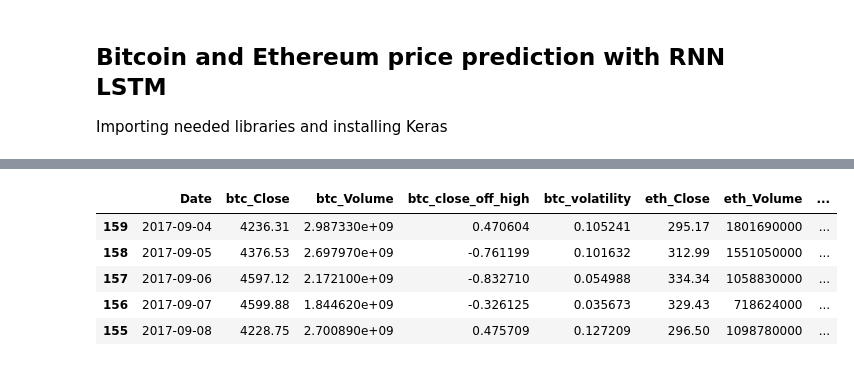
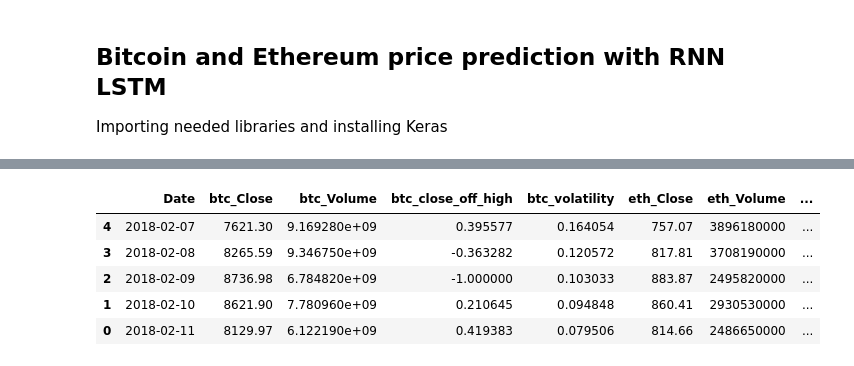
Before and after one commit to SiaFahim/lstm-crypto-predictor, a Jupyter notebook: lstm_crypto_price_prediction.ipynb, the cells around one changed output, grey strips where cells are left out. Drawn from its saved outputs; the diff is of its cells as text; code cells hidden in the pictures.

```diff
--- a/lstm_crypto_price_prediction.ipynb
+++ b/lstm_crypto_price_prediction.ipynb
@@ -190,14 +199,14 @@ market_data = add_volatility(market_data)
 model_data = create_model_data(market_data)
 train_set, test_set = split_data(model_data)
 # %%
-train_set.tail()
+model_data.tail()
 # %% [output]
 |  | Date | btc_Close | btc_Volume | btc_close_off_high | btc_volatility | eth_Close | eth_Volume | ... |
-| 159 | 2017-09-04 | 4236.31 | 2.987330e+09 | 0.470604 | 0.105241 | 295.17 | 1801690000 | ... |
-| 158 | 2017-09-05 | 4376.53 | 2.697970e+09 | -0.761199 | 0.101632 | 312.99 | 1551050000 | ... |
-| 157 | 2017-09-06 | 4597.12 | 2.172100e+09 | -0.832710 | 0.054988 | 334.34 | 1058830000 | ... |
-| 156 | 2017-09-07 | 4599.88 | 1.844620e+09 | -0.326125 | 0.035673 | 329.43 | 718624000 | ... |
-| 155 | 2017-09-08 | 4228.75 | 2.700890e+09 | 0.475709 | 0.127209 | 296.50 | 1098780000 | ... |
+| 4 | 2018-02-07 | 7621.30 | 9.169280e+09 | 0.395577 | 0.164054 | 757.07 | 3896180000 | ... |
+| 3 | 2018-02-08 | 8265.59 | 9.346750e+09 | -0.363282 | 0.120572 | 817.81 | 3708190000 | ... |
+| 2 | 2018-02-09 | 8736.98 | 6.784820e+09 | -1.000000 | 0.103033 | 883.87 | 2495820000 | ... |
+| 1 | 2018-02-10 | 8621.90 | 7.780960e+09 | 0.210645 | 0.094848 | 860.41 | 2930530000 | ... |
+| 0 | 2018-02-11 | 8129.97 | 6.122190e+09 | 0.419383 | 0.079506 | 814.66 | 2486650000 | ... |
 # %%
 train_set = train_set.drop('Date', 1)
 test_set = test_set.drop('Date', 1)
```
Also changed, not shown: parts of 14 cells of this notebook.
